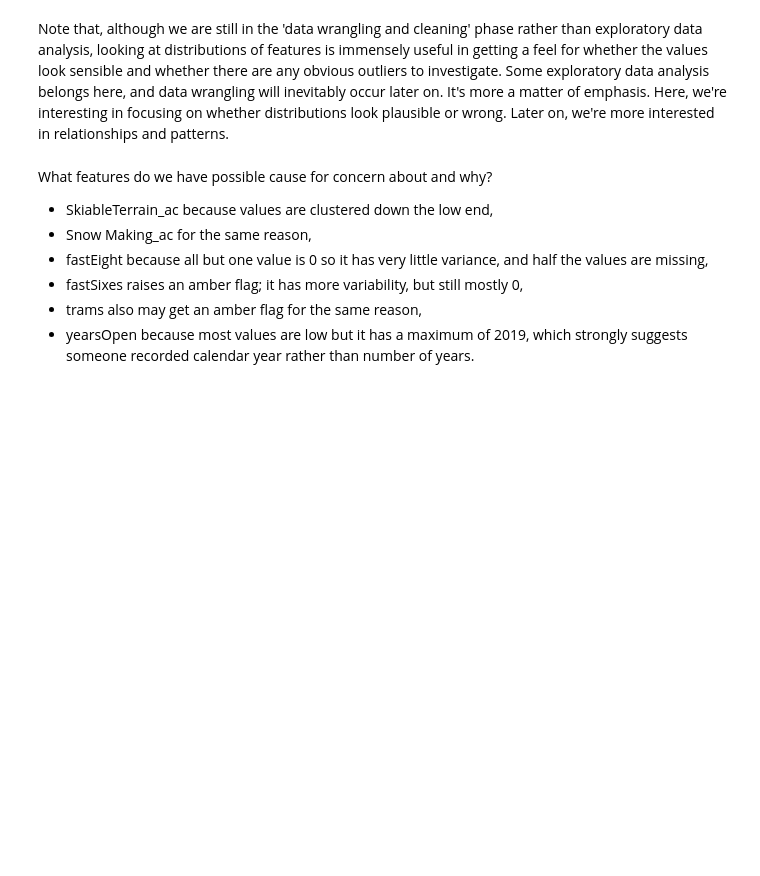
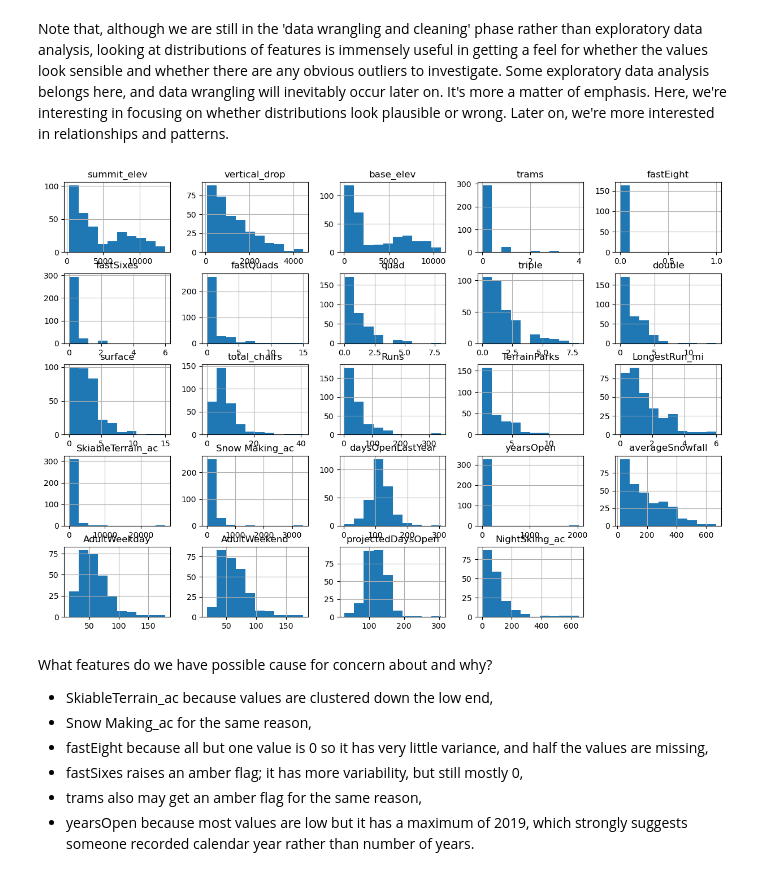
Before and after one commit to jmaloney95/Big-Mountain-Resort-Data-Science-Capstone, a Jupyter notebook: Notebooks/02_data_wrangling.ipynb, the cells around one changed output. Drawn from its saved outputs; the diff is of its cells as text; code cells hidden in the pictures; blank space fills up the shorter version.

```diff
--- a/Notebooks/02_data_wrangling.ipynb
+++ b/Notebooks/02_data_wrangling.ipynb
@@ -505,12 +481,14 @@ Note that, although we are still in the 'data wrangling and cleaning' phase rath
 # %%
 #Code task 18#
 #Call ski_data's `hist` method to plot histograms of each of the numeric features
 #Try passing it an argument figsize=(15,10)
 #Try calling plt.subplots_adjust() with an argument hspace=0.5 to adjust the spacing
 #It's important you create legible and easy-to-read plots
-ski_data.___(___)
-#plt.subplots_adjust(hspace=___);
+ski_data.hist(figsize=(15,10));
+# plt.subplots_adjust(hspace=___);
 #Hint: notice how the terminating ';' "swallows" some messy output and leads to a tidier notebook
+# %% [output]
+[figure, added]
 # %% [markdown]
 What features do we have possible cause for concern about and why?
 
```
Also changed, not shown: parts of 25 cells of this notebook.
